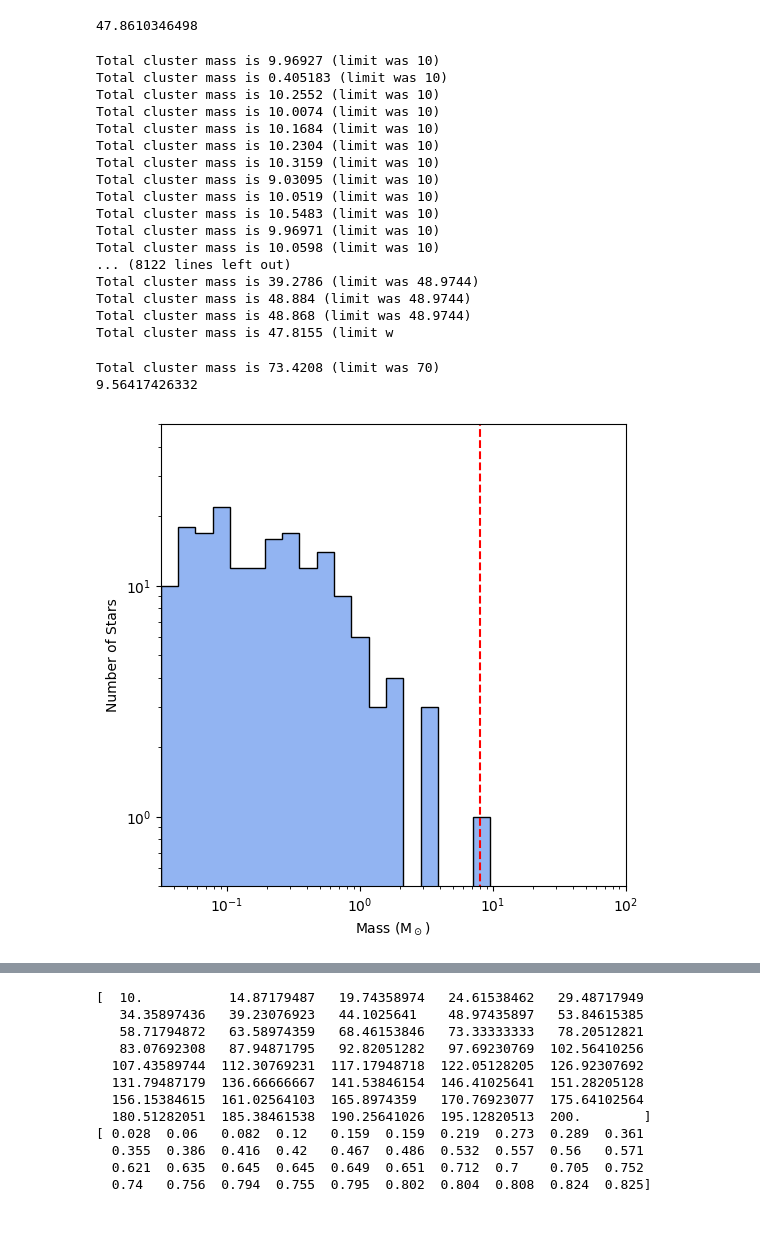
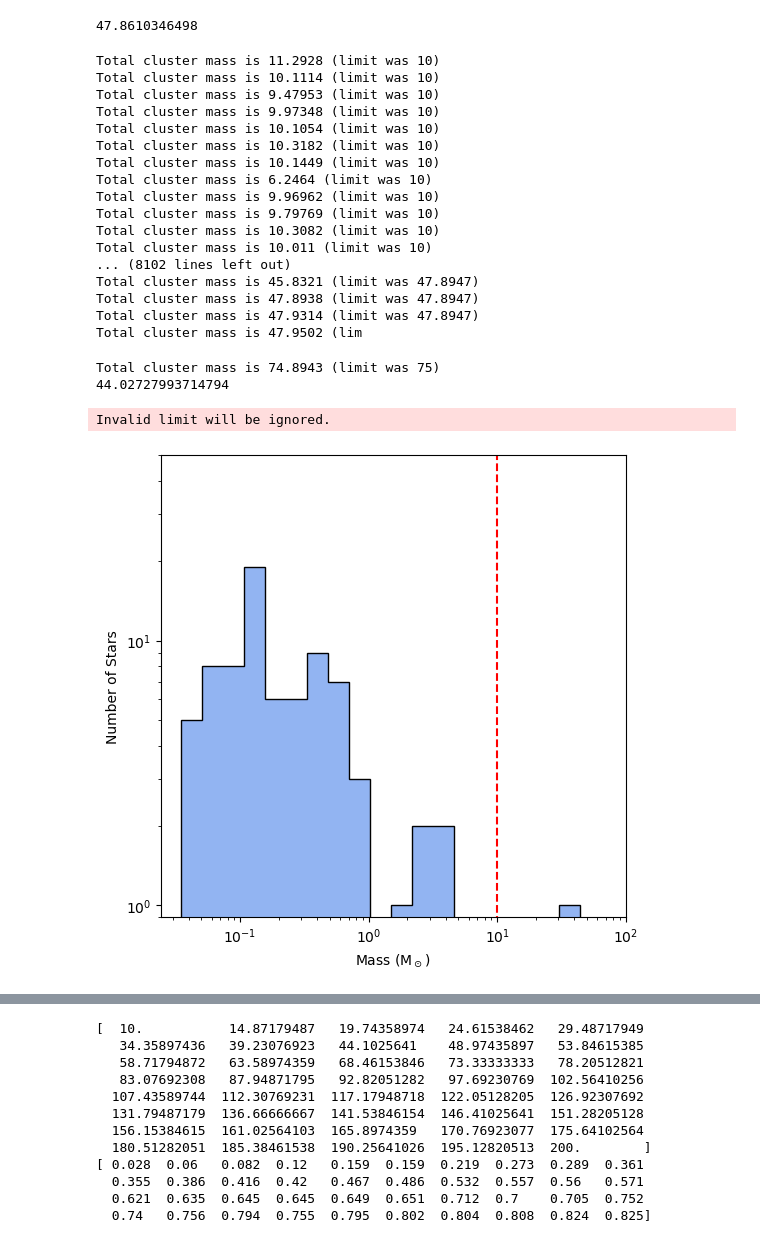
Before and after one commit to hpthatchfield/astrophys, a Jupyter notebook: CMZoom_Simobserve_Utility.ipynb, the cells around one changed output, grey strips where cells are left out. Cells and saved outputs as stored; diff of their text form; code cells hidden in the pictures.

```diff
--- a/CMZoom_Simobserve_Utility.ipynb
+++ b/CMZoom_Simobserve_Utility.ipynb
@@ -437,57 +418,58 @@ print (deg2_per_beam/deg2_per_pix)/2
 47.8610346498
 # %%
 #### Make IMF figure
-lim_vals = np.linspace(10,200,40)
+lim_vals = np.linspace(10,100,20)
 num_massive_avg = np.zeros(len(lim_vals))
 for j in range(len(lim_vals)):
     has_massive = np.zeros(1000)
     for i in range(1000):
-        if len(np.where(imf.make_cluster(lim_vals[j])>10)[0])!=0: has_massive[i]=1
+        if len(np.where(imf.make_cluster(lim_vals[j])>10)[0])>0: has_massive[i]=1
     num_massive_avg[j]=has_massive.sum()/1000
 # %% [output]
-Total cluster mass is 9.96927 (limit was 10)
-Total cluster mass is 0.405183 (limit was 10)
-Total cluster mass is 10.2552 (limit was 10)
-Total cluster mass is 10.0074 (limit was 10)
-Total cluster mass is 10.1684 (limit was 10)
-Total cluster mass is 10.2304 (limit was 10)
-Total cluster mass is 10.3159 (limit was 10)
-Total cluster mass is 9.03095 (limit was 10)
-Total cluster mass is 10.0519 (limit was 10)
-Total cluster mass is 10.5483 (limit was 10)
-Total cluster mass is 9.96971 (limit was 10)
-Total cluster mass is 10.0598 (limit was 10)
-... (8122 lines left out)
-Total cluster mass is 39.2786 (limit was 48.9744)
-Total cluster mass is 48.884 (limit was 48.9744)
-Total cluster mass is 48.868 (limit was 48.9744)
-Total cluster mass is 47.8155 (limit w
+Total cluster mass is 11.2928 (limit was 10)
+Total cluster mass is 10.1114 (limit was 10)
+Total cluster mass is 9.47953 (limit was 10)
+Total cluster mass is 9.97348 (limit was 10)
+Total cluster mass is 10.1054 (limit was 10)
+Total cluster mass is 10.3182 (limit was 10)
+Total cluster mass is 10.1449 (limit was 10)
+Total cluster mass is 6.2464 (limit was 10)
+Total cluster mass is 9.96962 (limit was 10)
+Total cluster mass is 9.79769 (limit was 10)
+Total cluster mass is 10.3082 (limit was 10)
+Total cluster mass is 10.011 (limit was 10)
+... (8102 lines left out)
+Total cluster mass is 45.8321 (limit was 47.8947)
+Total cluster mass is 47.8938 (limit was 47.8947)
+Total cluster mass is 47.9314 (limit was 47.8947)
+Total cluster mass is 47.9502 (lim
 # %%
-cluster = imf.make_cluster(70)
+cluster = imf.make_cluster(75)
 print(cluster.max())
 plt.close()
 plt.rcParams.update(plt.rcParamsDefault)
 #plt.rcParams.update({'font.size': 16}) #set fontsize
 fig, ax = plt.subplots(ncols=1,nrows=1,figsize=(6,6))
 ###
 ax.set_ylabel('Number of Stars')
 ax.set_xlabel('Mass (M$_\odot$)')
 
 mmin, mmax = min(cluster), max(cluster)
 cluster_logbins = np.logspace(np.log10(mmin), np.log10(mmax),20)
 h1,l1,p1 = ax.hist(cluster,
                    cluster_logbins, color='cornflowerblue',alpha=0.7, log=True)
 h1,l1,p1 = ax.hist(cluster,
                    cluster_logbins, color='k',alpha=1.0,histtype='step', log=True)
-ax.plot([8,8],[0,100],color='red',ls='--')
+ax.plot([10,10],[0,100],color='red',ls='--')
 ax.set_xscale("log")
-ax.set_ylim(0.5,50)
+ax.set_ylim(0.9,50)
 ax.set_xlim(0,100)
 plt.show()
 # %% [output]
-Total cluster mass is 73.4208 (limit was 70)
-9.56417426332
+Total cluster mass is 74.8943 (limit was 75)
+44.02727993714794
+Invalid limit will be ignored.
-[figure, old version]
+[figure, new version]
 # %%
 plt.close()
 plt.rcParams.update(plt.rcParamsDefault)
```
Also changed, not shown: parts of 9 cells of this notebook, 5 other files.
